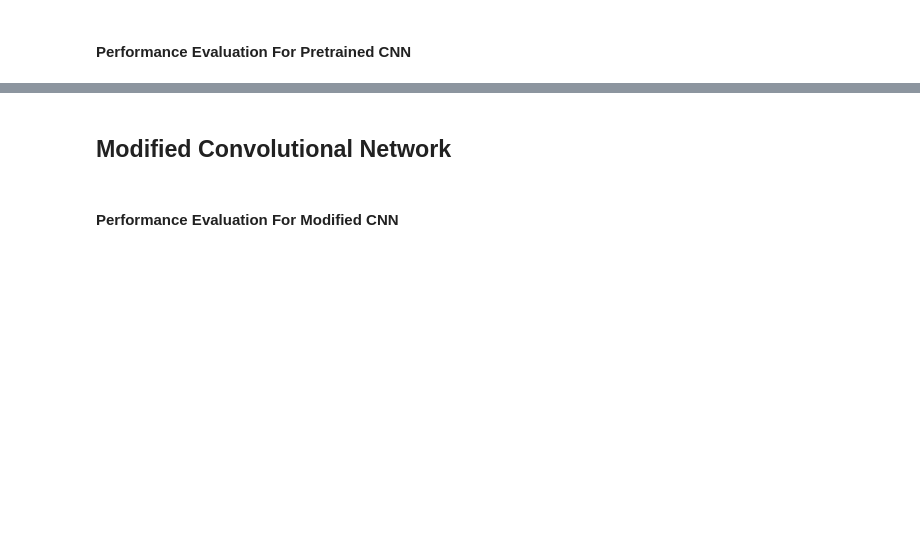
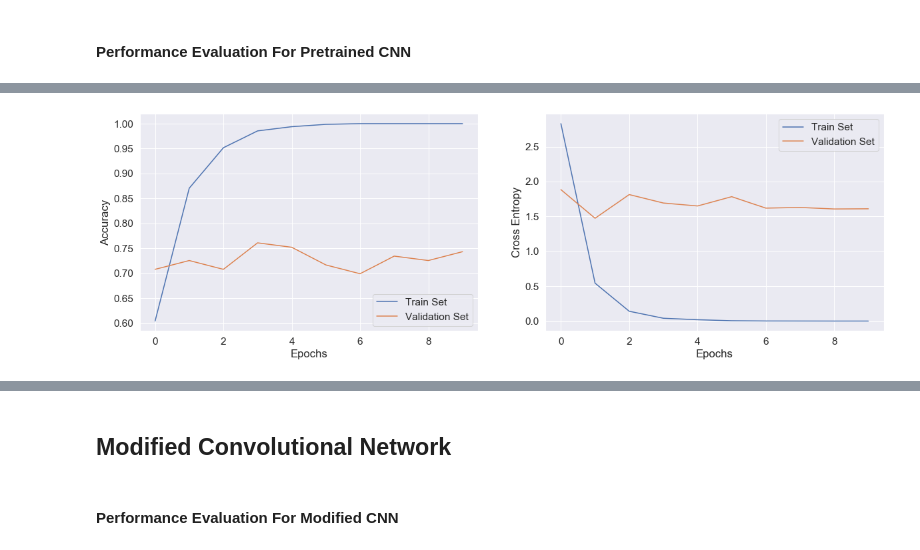
Before and after one commit to xnell90/Music-Genre-Classifier, a Jupyter notebook: model/model_development.ipynb, the cells around one changed output, grey strips where cells are left out. Drawn from its saved outputs; the diff is of its cells as text; code cells hidden in the pictures; blank space fills up the shorter version.

Commit message:
Added Pretrained section

```diff
--- a/model/model_development.ipynb
+++ b/model/model_development.ipynb
@@ -205,0 +238,33 @@ The question now is, can we achieve a better accuracy using a CNN?
+# %%
+from tensorflow.keras.applications import VGG16
+from tensorflow.keras.layers import Concatenate, Input
+from tensorflow.keras.models import Model
+
+pretrained_params = {
+    'input_shape': (128, 431, 3),
+    'include_top': False,
+    'weights': 'imagenet'
+}
+Pretrained_VGG16 = VGG16(**pretrained_params)
+Pretrained_VGG16.trainable = False
+
+input_layer = Input(shape=(128, 431, 1))
+
+x = Concatenate()(
+    [input_layer, input_layer, input_layer],
+)
+x = Pretrained_VGG16(x)
+x = Flatten()(x)
+
+output_layer = Dense(5, activation='softmax')(x)
+
+pretrained_cnn_model = Model(
+    inputs=input_layer,
+    outputs=output_layer,
+)
+pretrained_cnn_model.compile(
+    optimizer='adam',
+    loss='categorical_crossentropy',
+    metrics=['accuracy']
+)
+pretrained_cnn_model.summary()
@@ -205,0 +294,2 @@ The question now is, can we achieve a better accuracy using a CNN?
+# %%
+train_log = pretrained_cnn_model.fit(X_train, y_train, epochs=10, validation_split=0.05)
@@ -209,0 +324,4 @@ The question now is, can we achieve a better accuracy using a CNN?
+# %%
+plot_training_curves(train_log)
+# %% [output]
+[figure, added]
```
Also changed, not shown: parts of 18 cells of this notebook, 2 other files.
